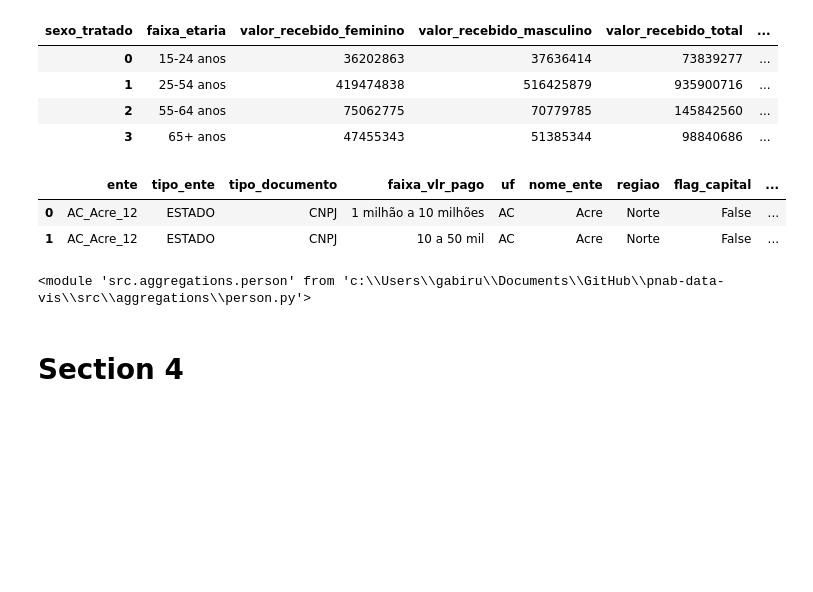
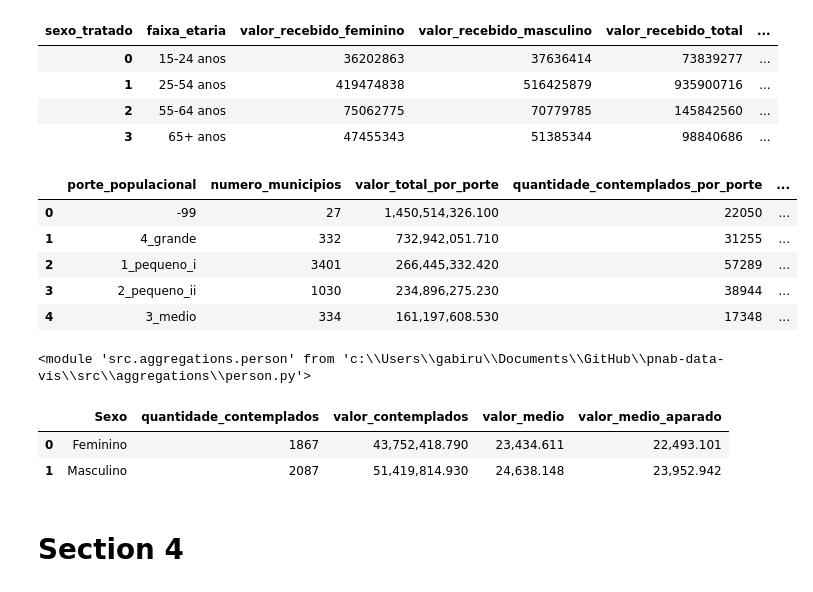
Before and after one commit to SGE-Subsecretaria-de-Gestao-Estrategica/pnab-data-vis, a Jupyter notebook: src/notebooks/v2_gabriel_create_csv.ipynb, the cells around one changed output. Saved outputs shown, nothing was run; the diff lists cells and outputs as text; code cells hidden in the pictures; blank space fills up the shorter version.

```diff
--- a/src/notebooks/v2_gabriel_create_csv.ipynb
+++ b/src/notebooks/v2_gabriel_create_csv.ipynb
@@ -503,12 +498,15 @@ df_resumo_sexo = person.aggregate_sexo_uf_ibge_pnab(df_cubo=df_cubo)
 # %%
 df_porte_sexo = territorial.aggregate_execution_by_porte_with_estado_sexo(df_cubo=df_cubo)
 df_porte_sexo.to_csv(settings.DATA_PATH_SECTION3 / 'values_by_population_size_v2.csv')
-# %%
-df_cubo.head(2)
-# %% [output]
-|  | ente | tipo_ente | tipo_documento | faixa_vlr_pago | uf | nome_ente | regiao | flag_capital | ... |
-| 0 | AC_Acre_12 | ESTADO | CNPJ | 1 milhão a 10 milhões | AC | Acre | Norte | False | ... |
-| 1 | AC_Acre_12 | ESTADO | CNPJ | 10 a 50 mil | AC | Acre | Norte | False | ... |
+# %%
+df_porte_sexo
+# %% [output]
+|  | porte_populacional | numero_municipios | valor_total_por_porte | quantidade_contemplados_por_porte | ... |
+| 0 | -99 | 27 | 1,450,514,326.100 | 22050 | ... |
+| 1 | 4_grande | 332 | 732,942,051.710 | 31255 | ... |
+| 2 | 1_pequeno_i | 3401 | 266,445,332.420 | 57289 | ... |
+| 3 | 2_pequeno_ii | 1030 | 234,896,275.230 | 38944 | ... |
+| 4 | 3_medio | 334 | 161,197,608.530 | 17348 | ... |
 # %%
 df_cnpj_natureza = person.aggregate_cnpj_natureza_juridica(df_cubo=df_cubo)
 df_cnpj_natureza.to_csv(settings.DATA_PATH_SECTION3 / 'aggregate_cnpj_natureza_juridica.csv')
@@ -528,3 +528,9 @@ df_cnae_principal_cultura.to_csv(settings.DATA_PATH_SECTION3 / 'top_cnaes_cnpj_c
+# %%
+df_capital_sexo
+# %% [output]
+|  | Sexo | quantidade_contemplados | valor_contemplados | valor_medio | valor_medio_aparado |
+| 0 | Feminino | 1867 | 43,752,418.790 | 23,434.611 | 22,493.101 |
+| 1 | Masculino | 2087 | 51,419,814.930 | 24,638.148 | 23,952.942 |
 # %% [markdown]
 # Section 4
 # %%
```
Also changed, not shown: parts of 23 cells of this notebook, 4 other files.
